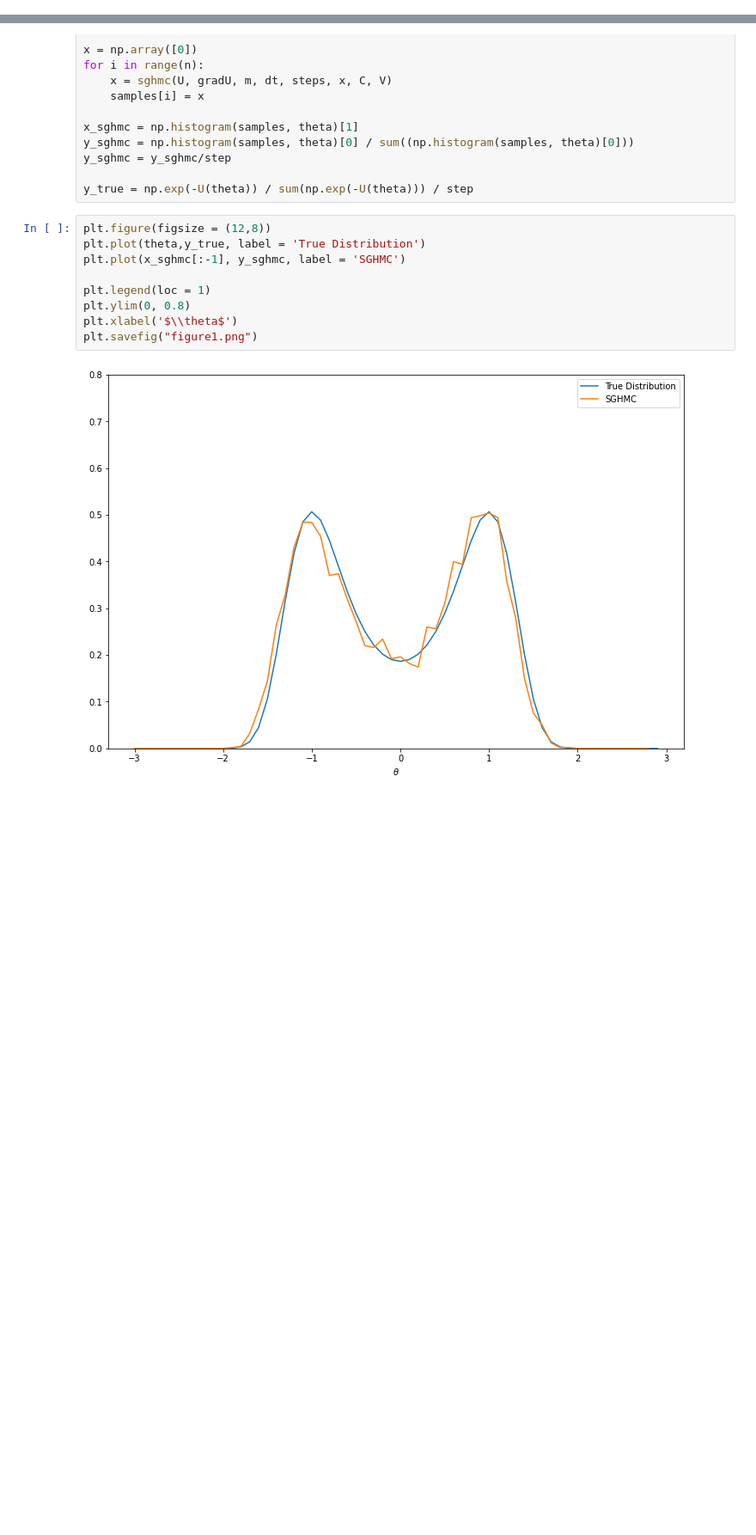
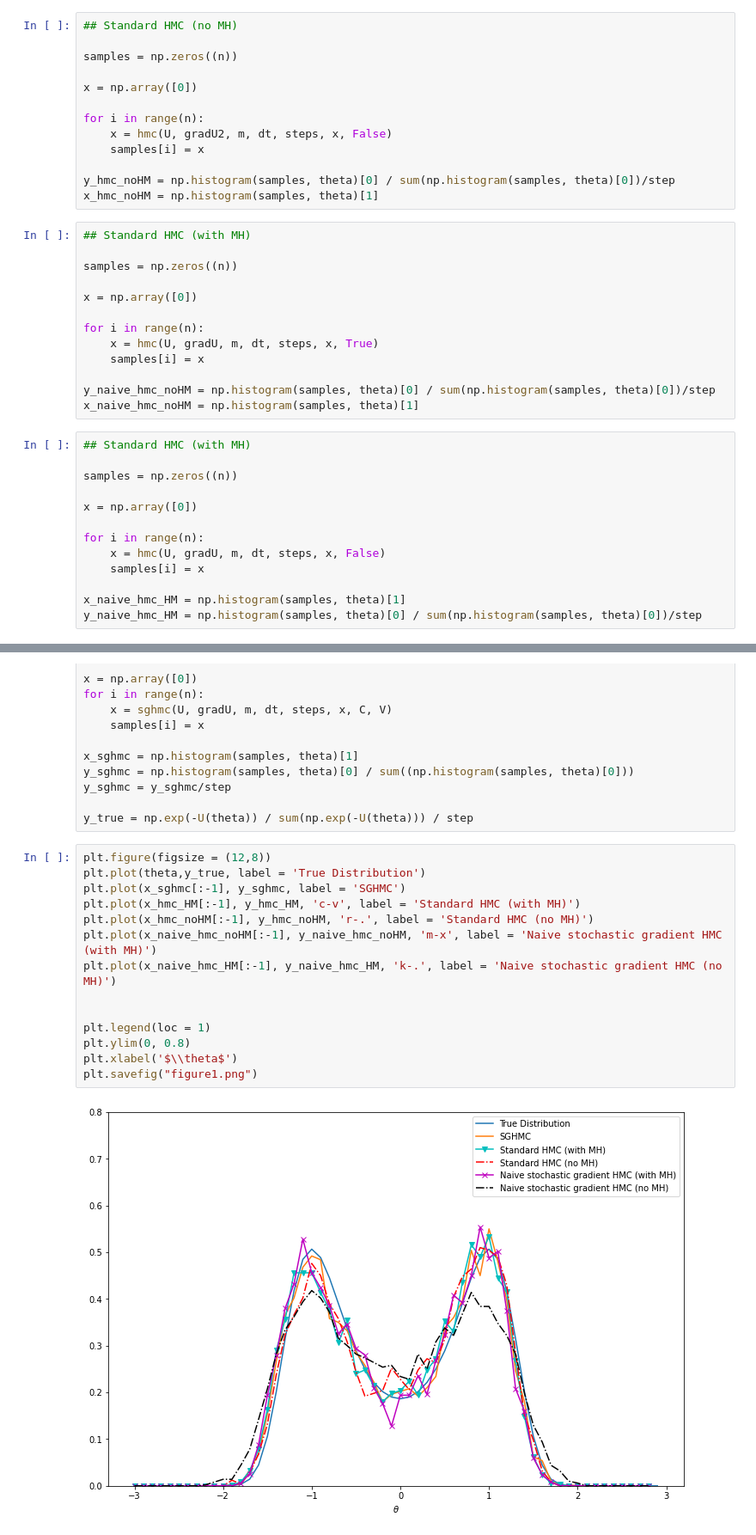
Before and after one commit to yimi97/sghmc, a Jupyter notebook: figures/figure1.ipynb, the cells around one changed output, grey strips where cells are left out. Shown at 86% size. Drawn from its saved outputs; the diff is of its cells as text; blank space fills up the shorter version.

Commit message:
modify figure 1; add more in report

```diff
--- a/figures/figure1.ipynb
+++ b/figures/figure1.ipynb
@@ -29,3 +69,42 @@ V = 4
+# %%
+## Standard HMC (no MH)
+
+samples = np.zeros((n))
+
+x = np.array([0])
+
+for i in range(n):
+    x = hmc(U, gradU2, m, dt, steps, x, False)
+    samples[i] = x
+
+y_hmc_noHM = np.histogram(samples, theta)[0] / sum(np.histogram(samples, theta)[0])/step
+x_hmc_noHM = np.histogram(samples, theta)[1]
+# %%
+## Standard HMC (with MH)
+
+samples = np.zeros((n))
+
+x = np.array([0])
+
+for i in range(n):
+    x = hmc(U, gradU, m, dt, steps, x, True)
+    samples[i] = x
+
+y_naive_hmc_noHM = np.histogram(samples, theta)[0] / sum(np.histogram(samples, theta)[0])/step
+x_naive_hmc_noHM = np.histogram(samples, theta)[1]
+# %%
+## Standard HMC (with MH)
+
+samples = np.zeros((n))
+
+x = np.array([0])
+
+for i in range(n):
+    x = hmc(U, gradU, m, dt, steps, x, False)
+    samples[i] = x
+
+x_naive_hmc_HM = np.histogram(samples, theta)[1]
+y_naive_hmc_HM = np.histogram(samples, theta)[0] / sum(np.histogram(samples, theta)[0])/step
 # %%
 np.random.seed(663)
 
@@ -44,11 +123,16 @@ y_true = np.exp(-U(theta)) / sum(np.exp(-U(theta))) / step
 # %%
 plt.figure(figsize = (12,8))
 plt.plot(theta,y_true, label = 'True Distribution')
 plt.plot(x_sghmc[:-1], y_sghmc, label = 'SGHMC')
+plt.plot(x_hmc_HM[:-1], y_hmc_HM, 'c-v', label = 'Standard HMC (with MH)')
+plt.plot(x_hmc_noHM[:-1], y_hmc_noHM, 'r-.', label = 'Standard HMC (no MH)')
+plt.plot(x_naive_hmc_noHM[:-1], y_naive_hmc_noHM, 'm-x', label = 'Naive stochastic gradient HMC (with MH)')
+plt.plot(x_naive_hmc_HM[:-1], y_naive_hmc_HM, 'k-.', label = 'Naive stochastic gradient HMC (no MH)')
+
 
 plt.legend(loc = 1)
 plt.ylim(0, 0.8)
 plt.xlabel('$\\theta$')
 plt.savefig("figure1.png")
 # %% [output]
-[figure, old version]
+[figure, new version]
```
Also changed, not shown: parts of 3 cells of this notebook, 3 other files.
